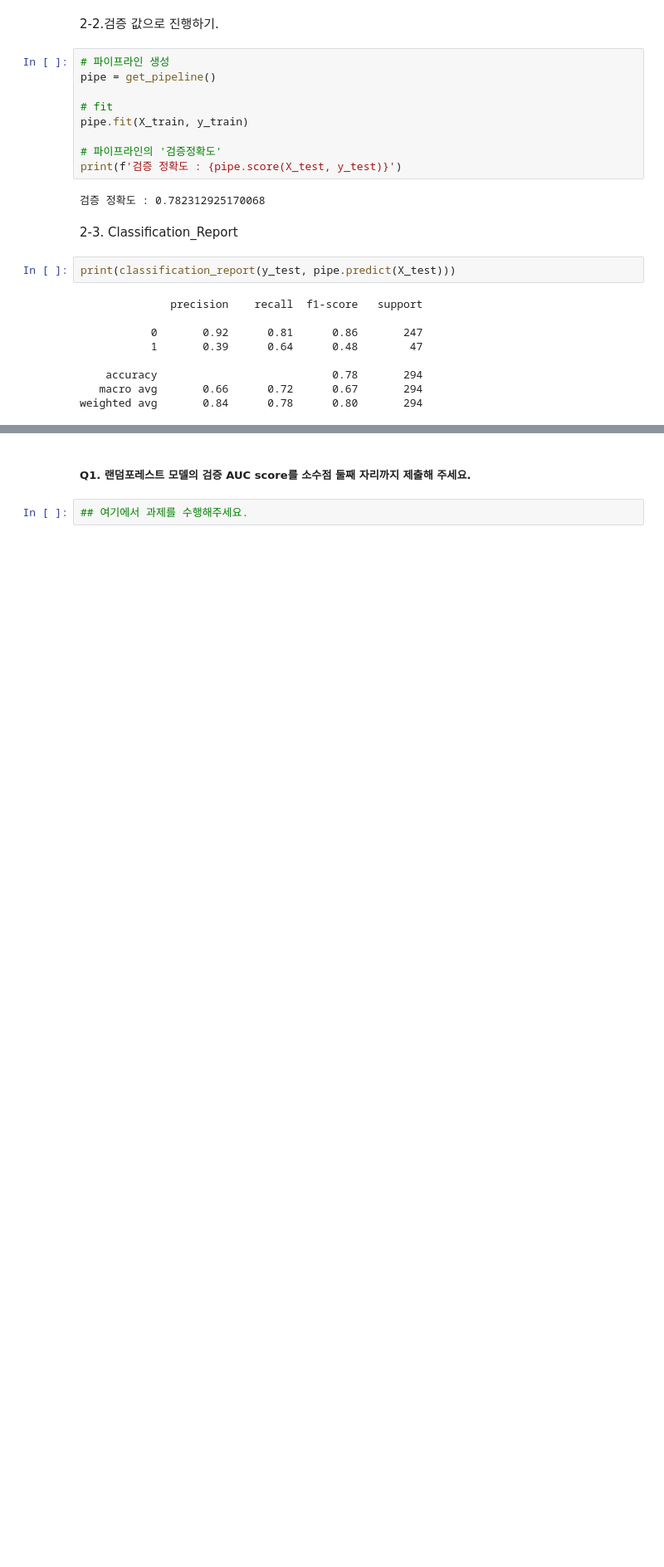
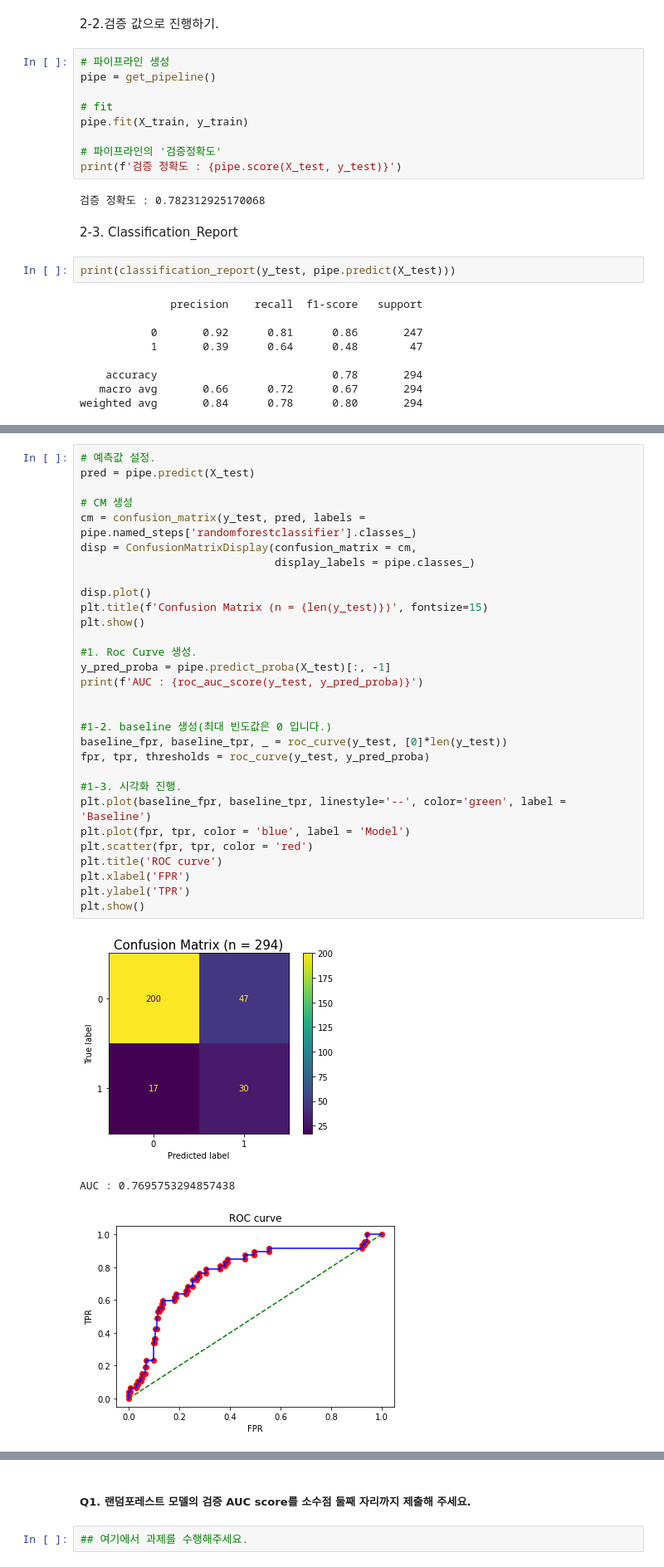
Before and after one commit to 00150/Practice-anything...., a Jupyter notebook: 182_1_확장_연습_.ipynb, the cells around one changed output, grey strips where cells are left out. Shown: that part at 83% size. Saved outputs shown, nothing was run; the diff lists cells and outputs as text; blank space fills up the shorter version.

```diff
--- a/182_1_확장_연습_.ipynb
+++ b/182_1_확장_연습_.ipynb
@@ -319,0 +322,34 @@ weighted avg       0.84      0.78      0.80       294
+# %%
+# 예측값 설정.
+pred = pipe.predict(X_test)
+
+# CM 생성
+cm = confusion_matrix(y_test, pred, labels = pipe.named_steps['randomforestclassifier'].classes_)
+disp = ConfusionMatrixDisplay(confusion_matrix = cm,
+                              display_labels = pipe.classes_)
+
+disp.plot()
+plt.title(f'Confusion Matrix (n = {len(y_test)})', fontsize=15)
+plt.show()
+
+#1. Roc Curve 생성.
+y_pred_proba = pipe.predict_proba(X_test)[:, -1]
+print(f'AUC : {roc_auc_score(y_test, y_pred_proba)}')
+
+
+#1-2. baseline 생성(최대 빈도값은 0 입니다.)
+baseline_fpr, baseline_tpr, _ = roc_curve(y_test, [0]*len(y_test))
+fpr, tpr, thresholds = roc_curve(y_test, y_pred_proba)
+
+#1-3. 시각화 진행.
+plt.plot(baseline_fpr, baseline_tpr, linestyle='--', color='green', label = 'Baseline')
+plt.plot(fpr, tpr, color = 'blue', label = 'Model')
+plt.scatter(fpr, tpr, color = 'red')
+plt.title('ROC curve')
+plt.xlabel('FPR')
+plt.ylabel('TPR')
+plt.show()
+# %% [output]
+[figure, added]
+AUC : 0.7695753294857438
+[figure, added]
```
Also changed, not shown: parts of 4 cells of this notebook.
